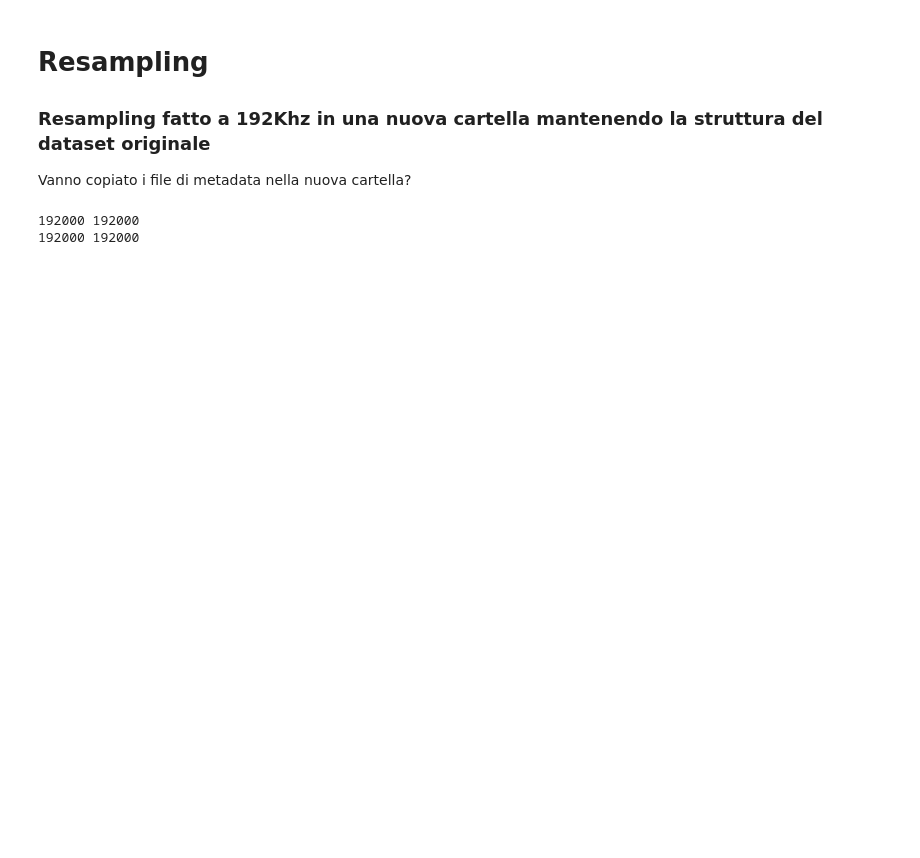
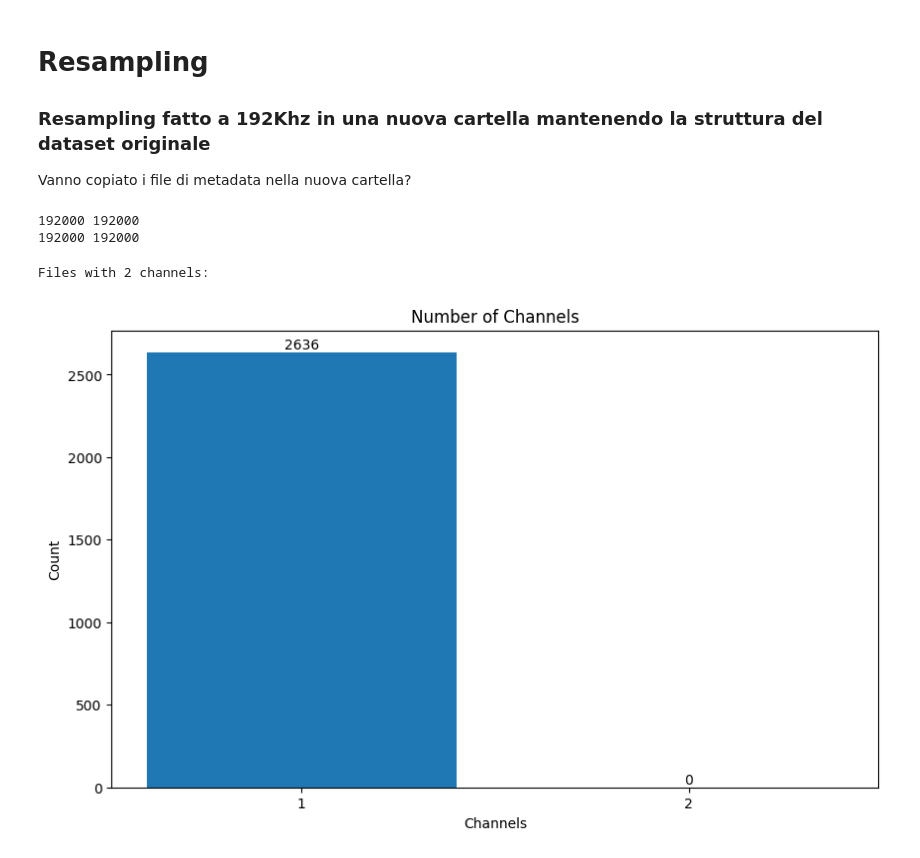
Before and after one commit to frenkmadda/UnderwaterSoundsClassification, a Jupyter notebook: preprocessing.ipynb, the cells around one changed output. Cells and saved outputs as stored; diff of their text form; code cells hidden in the pictures; blank space fills up the shorter version.

Commit message:
plot bit depth, channels

```diff
--- a/preprocessing.ipynb
+++ b/preprocessing.ipynb
@@ -61,3 +61,11 @@ print(min, max)
 # %% [output]
 192000 192000
 192000 192000
+# %%
+
+audio_files = utils.get_audio_files('resampled/df_paths.csv')
+channels = utils.analyze_channels(audio_files)
+utils.plot_channels(channels)
+# %% [output]
+Files with 2 channels:
+[figure, added]
```
Also changed, not shown: parts of 1 cell of this notebook.
